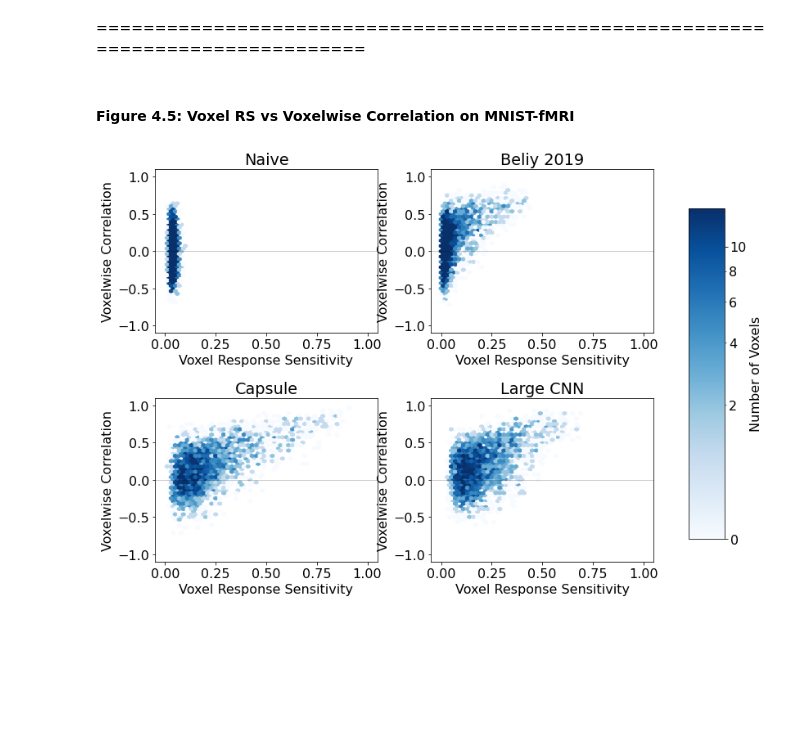
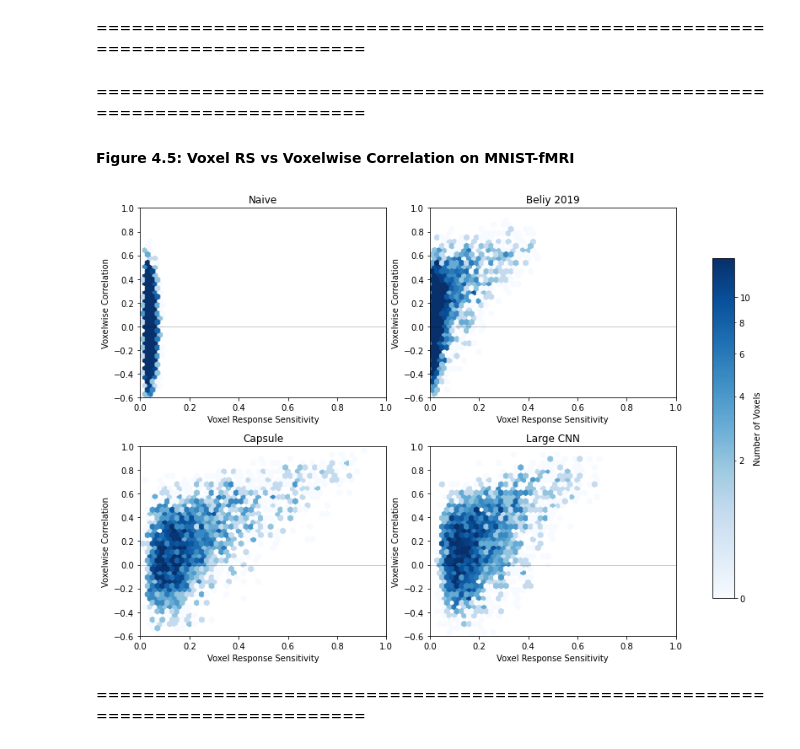
Before and after one commit to BRAIN-TO/CapsNet, a Jupyter notebook: analysis/final_results.ipynb, the cells around one changed output. Drawn from its saved outputs; the diff is of its cells as text; code cells hidden in the pictures; blank space fills up the shorter version.

```diff
--- a/analysis/final_results.ipynb
+++ b/analysis/final_results.ipynb
@@ -38,6 +38,7 @@ mnist_fmri_mat = join(base_dir, 'misc/69dataset_split.mat') # MNIST fMRI dataset
 #### Load ImageNet-fMRI dataset
 # %%
 from misc import helper_functions
+import numpy as np
 x_train_imagenet, x_test_imagenet, y_train_imagenet, y_test_imagenet, xyz = helper_functions.load_data(
   matlab_file=matlab_file,
   test_img_ids=test_image_ids,
@@ -46,3 +47,18 @@ x_train_imagenet, x_test_imagenet, y_train_imagenet, y_test_imagenet, xyz = help
   roi='ROI_VC'
 )
 # xyz are just the coordinates of the voxels in 3d space use to map them to their spatial location in a 3d volume
+
+# were also going to create our low-SNR validation set for the final experiment. To do this we'll load the data a bit
+# more manually as an example of how to use kamitani data handler
+from misc.kamitani_data_handler import kamitani_data_handler
+handler = kamitani_data_handler(matlab_file=matlab_file, test_img_csv=test_image_ids, train_img_csv=train_image_ids)
+train_fmri, test_fmri, test_fmri_avg = handler.get_data(roi='ROI_VC')
+del train_fmri
+del test_fmri_avg
+labels_train, labels = handler.get_labels(imag_data = 0)
+
+y_test_imagenet_lowsnr = []
+for i in range(50): # go through
+    # y_test_noisy.append(Y_test[np.where(labels == i)[0][0]])
+    y_test_imagenet_lowsnr.append(test_fmri[np.where(labels == i)[0]])
+y_test_imagenet_lowsnr = np.array(y_test_imagenet_lowsnr)
@@ -638,6 +674,7 @@ plt.show()
 # %% [markdown]
 ================================================================================
 # %% [markdown]
+================================================================================
 #### Figure 4.5: Voxel RS vs Voxelwise Correlation on MNIST-fMRI
 # %%
 # Calculate voxelwise correlations and voxel response sensitivites for models trained on MNIST-fMRI
@@ -660,32 +697,39 @@ axes[0, 0].set_ylabel('Voxelwise Correlation')
 axes[0, 0].set_title('Naive')
 
 axes[0, 1].hexbin(beliy_mnist_rs, beliy_mnist_vc, cmap='Blues', gridsize=50, bins='log', extent=(0, 1, -1, 1), vmax=15)
 axes[0, 1].axhline(y=0, color='black', linestyle='-', alpha=0.3, linewidth=0.7)
 axes[0, 1].set_xlabel('Voxel Response Sensitivity')
 axes[0, 1].set_ylabel('Voxelwise Correlation')
 axes[0, 1].set_title('Beliy 2019')
 
+
 axes[1, 0].hexbin(caps_mnist_rs, caps_mnist_vc, cmap='Blues', gridsize=50, bins='log', extent=(0, 1, -1, 1), vmax=15)
 axes[1, 0].axhline(y=0, color='black', linestyle='-', alpha=0.3, linewidth=0.7)
 axes[1, 0].set_xlabel('Voxel Response Sensitivity')
 axes[1, 0].set_ylabel('Voxelwise Correlation')
 axes[1, 0].set_title('Capsule')
+axes[0, 0].set_xlim(0, 1)
+axes[0, 0].set_ylim(-0.6, 1)
 
 hex = axes[1, 1].hexbin(lcnn_mnist_rs, lcnn_mnist_vc, cmap='Blues', gridsize=50, bins='log', extent=(0, 1, -1, 1), vmax=15)
 axes[1, 1].axhline(y=0, color='black', linestyle='-', alpha=0.3, linewidth=0.7)
 axes[1, 1].set_xlabel('Voxel Response Sensitivity')
 axes[1, 1].set_ylabel('Voxelwise Correlation')
 axes[1, 1].set_title('Large CNN')
+
+plt.setp(axes, xlim=(0, 1), ylim=(-0.6, 1)) # set axes limits for all subplots
 plt.tight_layout()
 fig.subplots_adjust(right=0.8)
-cbar_ax = fig.add_axes([0.85, 0.15, 0.05, 0.7])
+cbar_ax = fig.add_axes([0.85, 0.15, 0.03, 0.7])
 cb = fig.colorbar(hex, cax=cbar_ax, label='Number of Voxels')
 # This is how I changed the tick labels of the color bars. Note that there was an offset of 1 between the tick value and the actual value
 cb.minorticks_off()
 cb.set_ticks([1, 11])
 cb.set_ticklabels(['0','10'])
 cb.set_ticks([3, 5, 7, 9], minor=True)
 cb.set_ticklabels(['2', '4', '6', '8'], minor=True)
 plt.show()
 # %% [output]
-[figure, old version]
+[figure, new version]
+# %% [markdown]
+================================================================================
```
Also changed, not shown: parts of 44 cells of this notebook, 8 other files.
